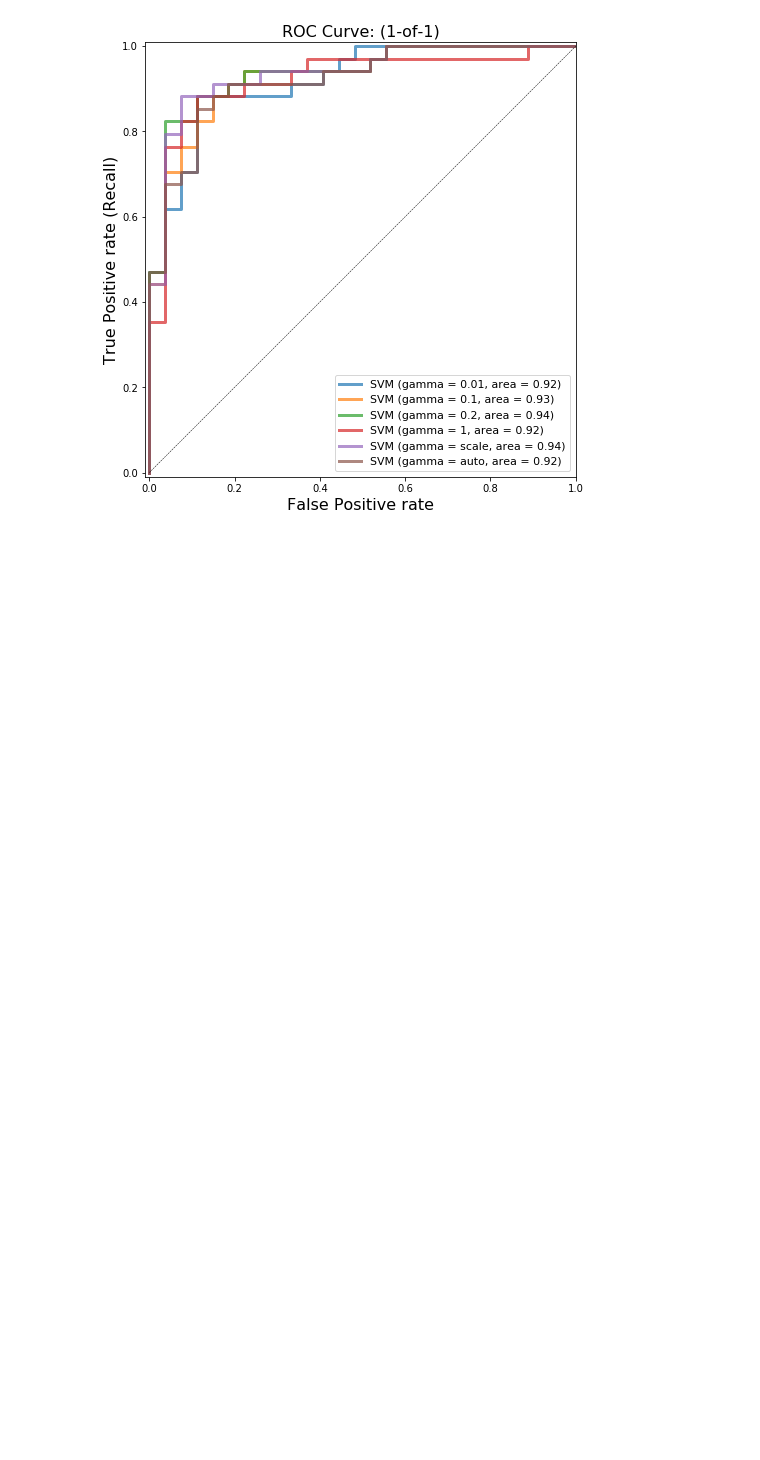
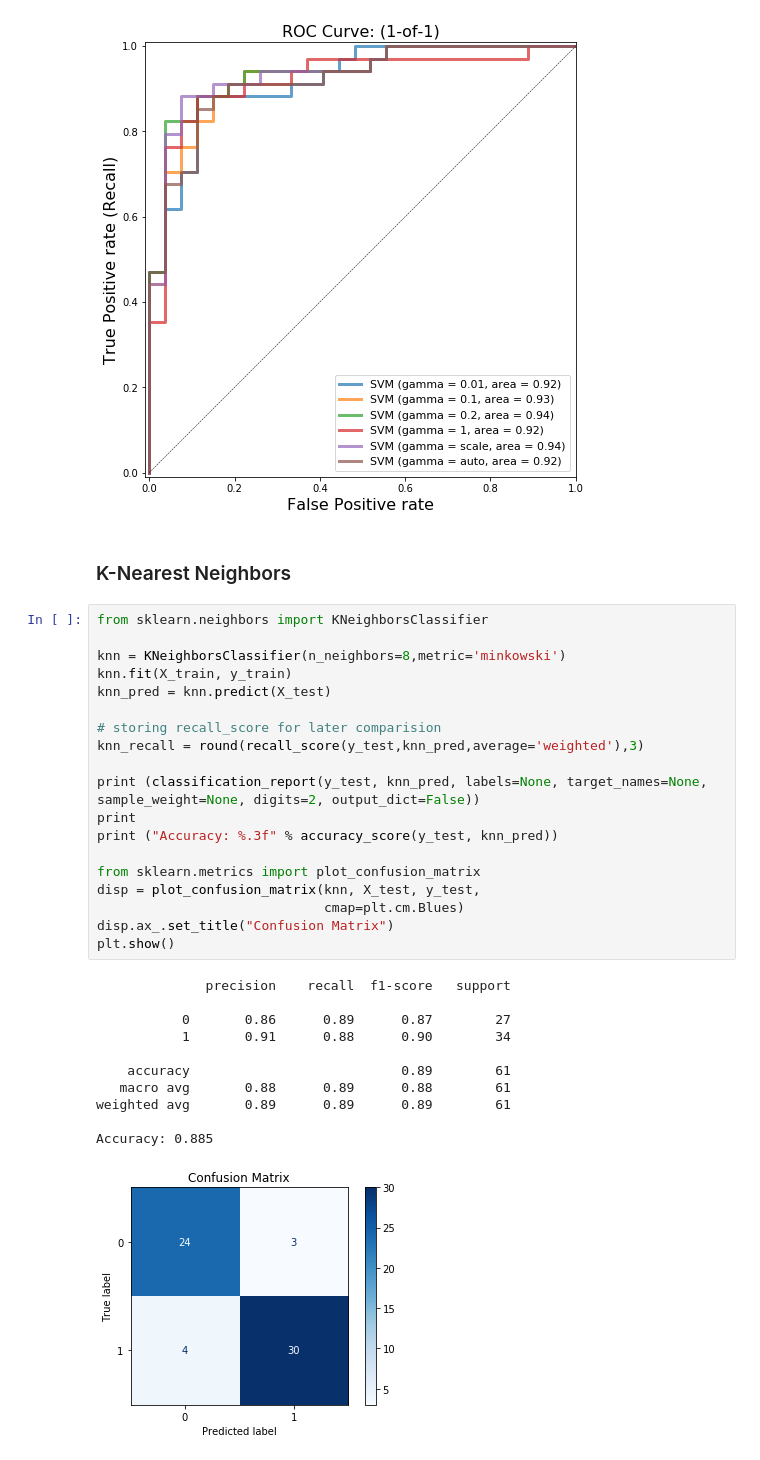
Before and after one commit to SonerAbay/heart-disease-detection, a Jupyter notebook: heart_disease.ipynb, the cells around one changed output. Cells and saved outputs as stored; diff of their text form; blank space fills up the shorter version.

```diff
--- a/heart_disease.ipynb
+++ b/heart_disease.ipynb
@@ -246,3 +250,36 @@ gamma = 1  accuracy = 0.84   AUC = 0.92
 gamma = scale  accuracy = 0.89   AUC = 0.94
 gamma = auto  accuracy = 0.87   AUC = 0.92
 [figure]
+# %% [markdown]
+### K-Nearest Neighbors
+# %%
+from sklearn.neighbors import KNeighborsClassifier
+
+knn = KNeighborsClassifier(n_neighbors=8,metric='minkowski')
+knn.fit(X_train, y_train)
+knn_pred = knn.predict(X_test)
+
+# storing recall_score for later comparision
+knn_recall = round(recall_score(y_test,knn_pred,average='weighted'),3)
+
+print (classification_report(y_test, knn_pred, labels=None, target_names=None, sample_weight=None, digits=2, output_dict=False))
+print
+print ("Accuracy: %.3f" % accuracy_score(y_test, knn_pred))
+
+from sklearn.metrics import plot_confusion_matrix
+disp = plot_confusion_matrix(knn, X_test, y_test,
+                             cmap=plt.cm.Blues)
+disp.ax_.set_title("Confusion Matrix")
+plt.show()
+# %% [output]
+              precision    recall  f1-score   support
+
+           0       0.86      0.89      0.87        27
+           1       0.91      0.88      0.90        34
+
+    accuracy                           0.89        61
+   macro avg       0.88      0.89      0.88        61
+weighted avg       0.89      0.89      0.89        61
+
+Accuracy: 0.885
+[figure, added]
```
Also changed, not shown: parts of 10 cells of this notebook.
